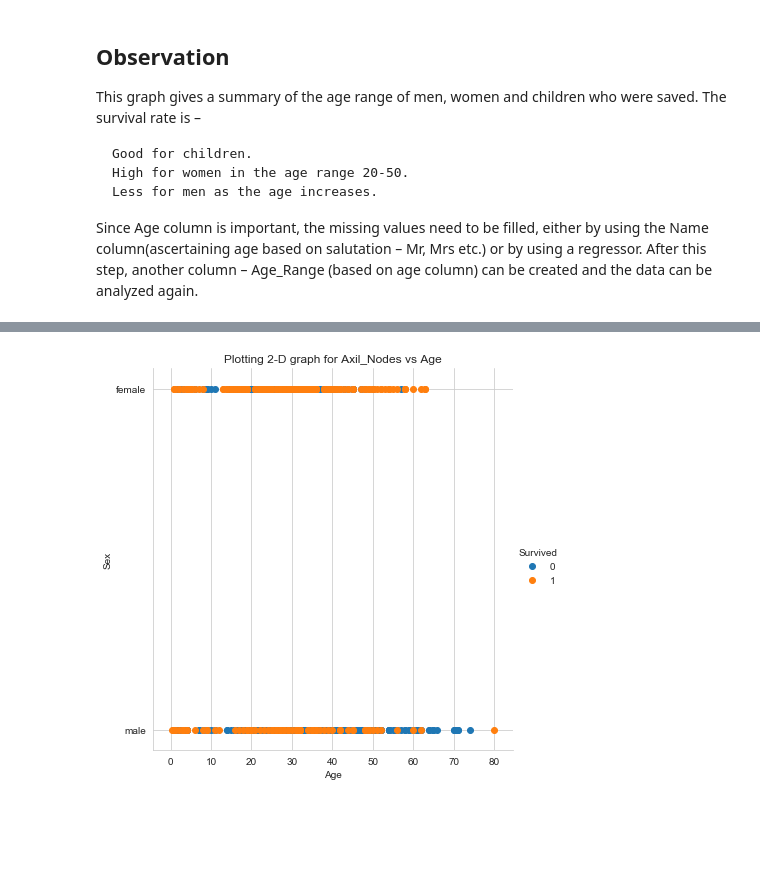
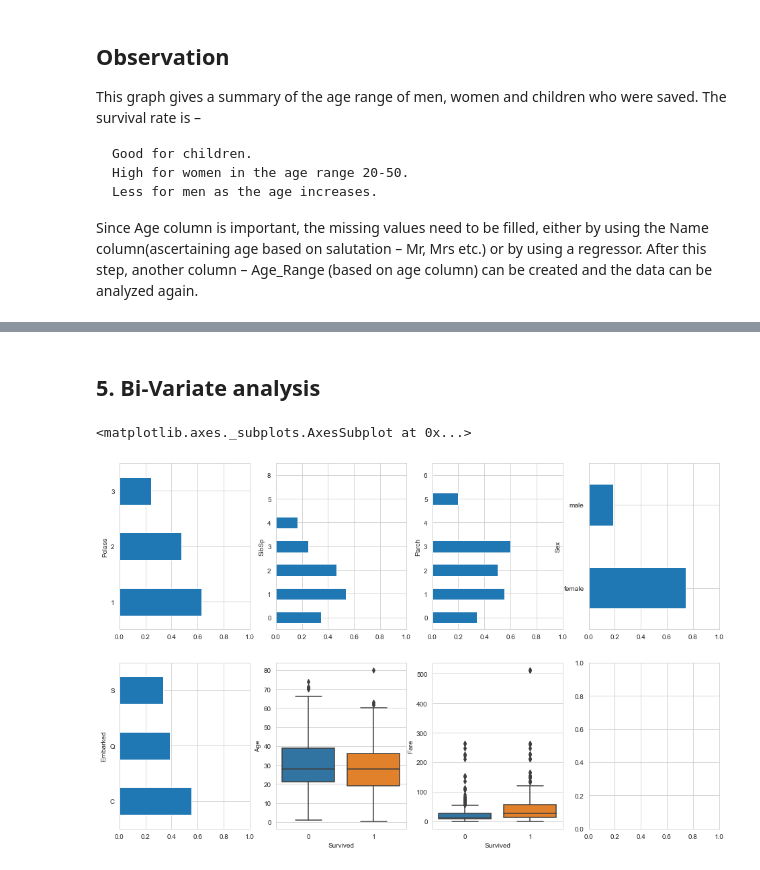
Before and after one commit to swapnil-sh/EDA-on-Titanic-Dataset, a Jupyter notebook: EDA_Titanic_Dataset.ipynb, the cells around one changed output, grey strips where cells are left out. Cells and saved outputs as stored; diff of their text form; code cells hidden in the pictures; blank space fills up the shorter version.

```diff
--- a/EDA_Titanic_Dataset.ipynb
+++ b/EDA_Titanic_Dataset.ipynb
@@ -299,11 +285,14 @@ Text(0.5, 0, 'nodes')
-# %%
-sns.set_style("whitegrid")
-
-sns.FacetGrid(train, hue="Survived", height=6) \
-    .map(plt.scatter, "Age", "Sex") \
-    .add_legend();
-
-plt.title('Plotting 2-D graph for Axil_Nodes vs Age')
-plt.show();
-# %% [output]
-[figure, removed]
+# %% [markdown]
+## 5. Bi-Variate analysis
+# %%
+figbi, axesbi = plt.subplots(2, 4, figsize=(16, 10))
+train.groupby('Pclass')['Survived'].mean().plot(kind='barh',ax=axesbi[0,0],xlim=[0,1])
+train.groupby('SibSp')['Survived'].mean().plot(kind='barh',ax=axesbi[0,1],xlim=[0,1])
+train.groupby('Parch')['Survived'].mean().plot(kind='barh',ax=axesbi[0,2],xlim=[0,1])
+train.groupby('Sex')['Survived'].mean().plot(kind='barh',ax=axesbi[0,3],xlim=[0,1])
+train.groupby('Embarked')['Survived'].mean().plot(kind='barh',ax=axesbi[1,0],xlim=[0,1])
+sns.boxplot(x="Survived", y="Age", data=train,ax=axesbi[1,1])
+sns.boxplot(x="Survived", y="Fare", data=train,ax=axesbi[1,2])
+# %% [output]
+<matplotlib.axes._subplots.AxesSubplot at 0x...>
+[figure, added]
```
Also changed, not shown: parts of 3 cells of this notebook.
